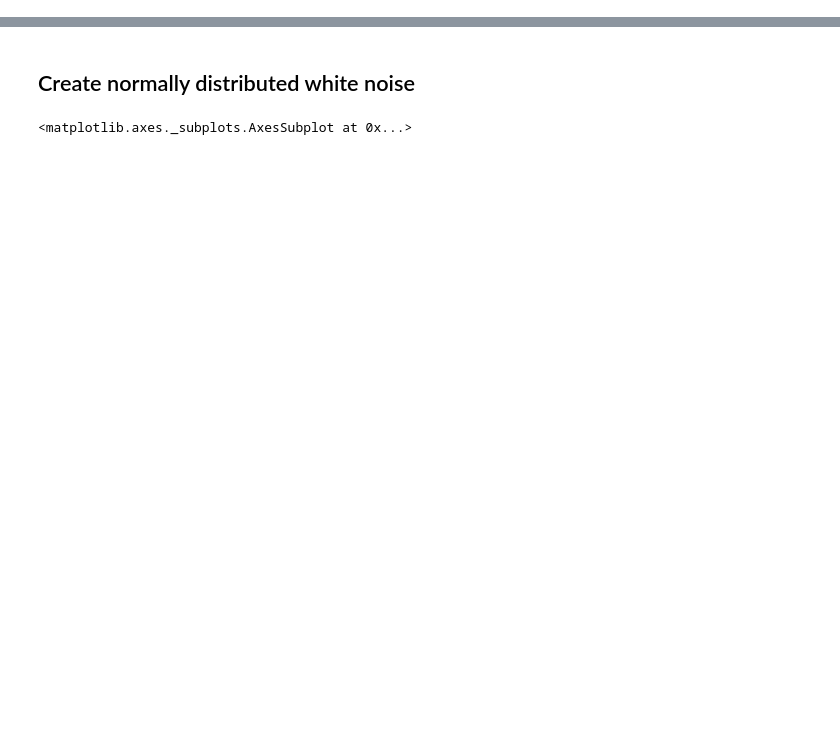
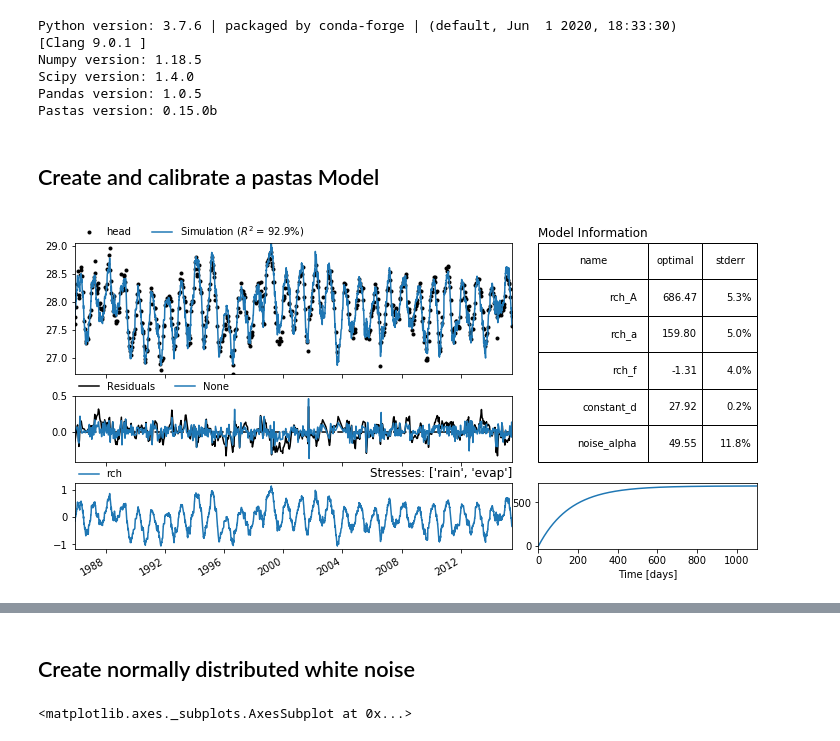
Before and after one commit to pastas/pastas, a Jupyter notebook: examples/notebooks/4_diagnostic_checking.ipynb, the cells around one changed output, grey strips where cells are left out. Drawn from its saved outputs; the diff is of its cells as text; code cells hidden in the pictures; blank space fills up the shorter version.

```diff
--- a/examples/notebooks/4_diagnostic_checking.ipynb
+++ b/examples/notebooks/4_diagnostic_checking.ipynb
@@ -35,3 +33,33 @@ The assumptions outlined above may be checked through hypothesis testing, in whi
 - $H_A$: The residuals are not independent, homoscedastic, or normally distributed
 
 The result of a hypothesis test either rejects the Null hypothesis or fails to reject the Null hypothesis, but can never be used to accept the Alternative hypothesis. For example, if an hypothesis test for autocorrelation fails to reject the hypothesis, we may conclude that there is no significant autocorrelation in the residuals. All hypothesis tests compute a certain test statistic (e.g., $Z$), which is compared to a theoretical value according to a certain distribution (e.g., $\chi^2$) that depends on the level of significance (e.g., $\alpha=0.05$) and (often) the number of parameters to determine the degrees of freedom $h$.
+# %%
+import numpy as np
+import pandas as pd
+import pastas as ps
+
+import matplotlib.pyplot as plt
+ps.set_log_level("ERROR")
+ps.show_versions()
+# %% [output]
+Python version: 3.7.6 | packaged by conda-forge | (default, Jun  1 2020, 18:33:30)
+[Clang 9.0.1 ]
+Numpy version: 1.18.5
+Scipy version: 1.4.0
+Pandas version: 1.0.5
+Pastas version: 0.15.0b
+# %% [markdown]
+## Create and calibrate a pastas Model
+# %%
+# Import groundwater, rainfall and evaporation time series
+head = pd.read_csv('../data/head_nb1.csv', parse_dates=['date'], index_col='date', squeeze=True)
+rain = pd.read_csv('../data/rain_nb1.csv', parse_dates=['date'], index_col='date', squeeze=True)
+evap = pd.read_csv('../data/evap_nb1.csv', parse_dates=['date'], index_col='date', squeeze=True)
+
+ml = ps.Model(head)
+sm = ps.RechargeModel(rain, evap, rfunc=ps.Exponential, name="rch")
+ml.add_stressmodel(sm)
+ml.solve(report=False)
+axes = ml.plots.results(figsize=(10,5))
+# %% [output]
+[figure, added]
```
Also changed, not shown: parts of 24 cells of this notebook, 1 other file.
